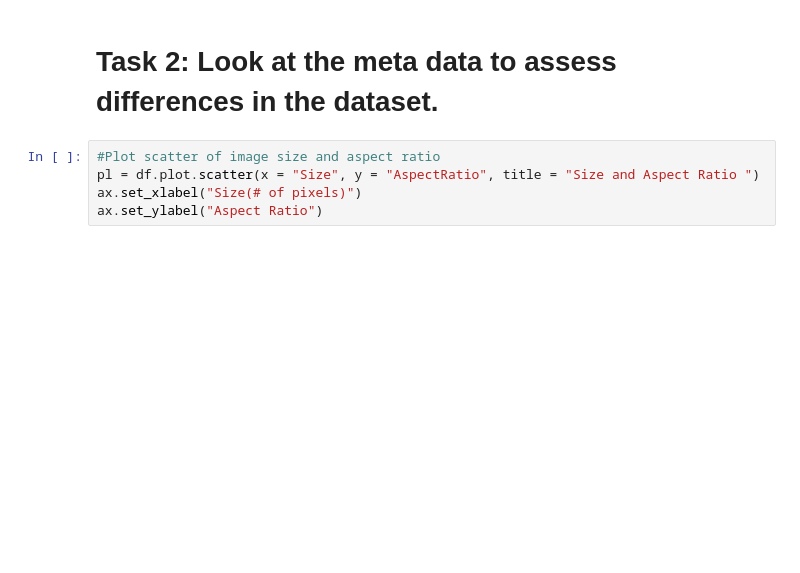
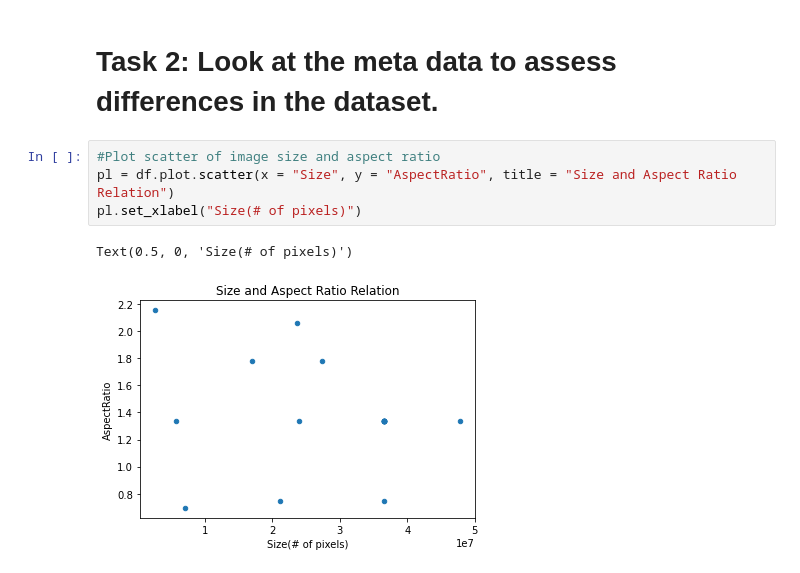
Before and after one commit to shaojus/masilab_warmup_justin, a Jupyter notebook: pet_picture_QA.ipynb, the cells around one changed output. Drawn from its saved outputs; the diff is of its cells as text; blank space fills up the shorter version.

```diff
--- a/pet_picture_QA.ipynb
+++ b/pet_picture_QA.ipynb
@@ -65,6 +65,8 @@ df
 # Task 2: Look at the meta data to assess differences in the dataset.
 # %%
 #Plot scatter of image size and aspect ratio
-pl = df.plot.scatter(x = "Size", y = "AspectRatio", title = "Size and Aspect Ratio ")
-ax.set_xlabel("Size(# of pixels)")
-ax.set_ylabel("Aspect Ratio")
+pl = df.plot.scatter(x = "Size", y = "AspectRatio", title = "Size and Aspect Ratio Relation")
+pl.set_xlabel("Size(# of pixels)")
+# %% [output]
+Text(0.5, 0, 'Size(# of pixels)')
+[figure, added]
```
Also changed, not shown: parts of 4 cells of this notebook.
